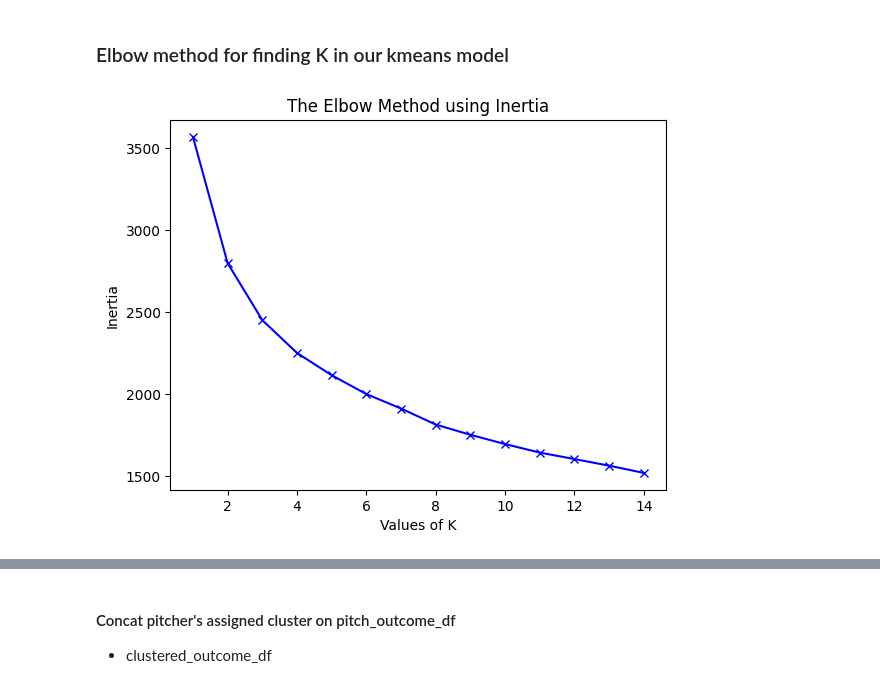
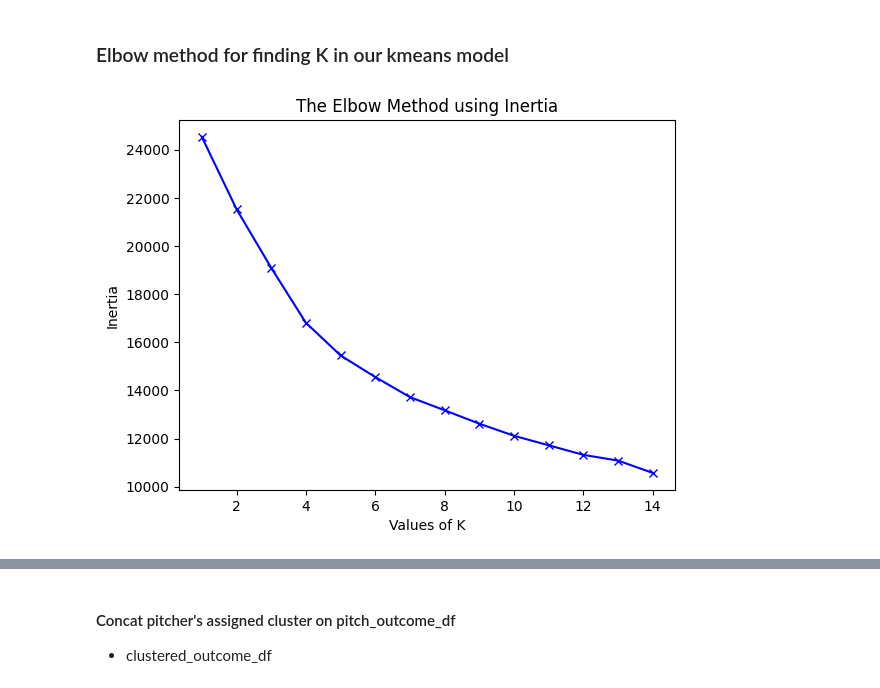
Before and after one commit to ajm-data/hitter-cluster-matchup, a Jupyter notebook: transform/jupyter_notebook/full.ipynb, the cells around one changed output, grey strips where cells are left out. Cells and saved outputs as stored; diff of their text form; code cells hidden in the pictures.

```diff
--- a/transform/jupyter_notebook/full.ipynb
+++ b/transform/jupyter_notebook/full.ipynb
@@ -79,9 +70,9 @@ simple_metric_df = df[df.columns[51:67]]
 # %%
 plt.figure(figsize=(30,45))
-for i, col in enumerate(pitch_outcome_df.columns):
-    if pitch_outcome_df[col].dtype != 'object':
+for i, col in enumerate(pitch_metric_df.columns):
+    if pitch_metric_df[col].dtype != 'object':
         ax = plt.subplot(19,3, i+1)
-        sns.kdeplot(pitch_outcome_df[col], ax=ax) # kernel density estimation plot
+        sns.kdeplot(pitch_metric_df[col], ax=ax) # kernel density estimation plot
         plt.xlabel(col)
 
 plt.show()
@@ -92,30 +83,30 @@ plt.show()
 
 Scaling pitch_outcome_df
 # %%
-# Scaling the pitch_outcome DataFrame
+# Scaling the pitch_metric DataFrame
 scalar=StandardScaler()
-scaled_outcome = scalar.fit_transform(pitch_outcome_df)
+scaled_metric = scalar.fit_transform(pitch_metric_df)
 
-# PCA for scaled_outcome pca_outcome
-pca_outcome = PCA(n_components = 2)
-pcs_outcome = pca_outcome.fit_transform(scaled_outcome) # PrincipalComponentS
-pca_df_outcome = pd.DataFrame(data=pcs_outcome, columns=["PCA1", "PCA2"])
+# PCA for scaled_metric pca_metric
+pca_metric = PCA(n_components = 2)
+pcs_metric = pca_metric.fit_transform(scaled_metric) # PrincipalComponentS
+pca_df_metric = pd.DataFrame(data=pcs_metric, columns=["PCA1", "PCA2"])
 # %% [markdown]
 ### Elbow method for finding K in our kmeans model
 # %%
-inertia_outcome = []
+inertia_metric = []
 range_val = range(1,15)
 for i in range_val:
     kmean = KMeans(n_clusters = i)
-    kmean.fit_predict(pd.DataFrame(scaled_outcome))
-    inertia_outcome.append(kmean.inertia_)
+    kmean.fit_predict(pd.DataFrame(scaled_metric))
+    inertia_metric.append(kmean.inertia_)
 
-plt.plot(range_val,inertia_outcome,'bx-')
+plt.plot(range_val,inertia_metric,'bx-')
 plt.xlabel('Values of K')
 plt.ylabel('Inertia')
 plt.title('The Elbow Method using Inertia')
 plt.show()
 # %% [output]
-[figure, old version]
+[figure, new version]
 # %%
 # Model Building using KMeans
```
Also changed, not shown: parts of 42 cells of this notebook.
